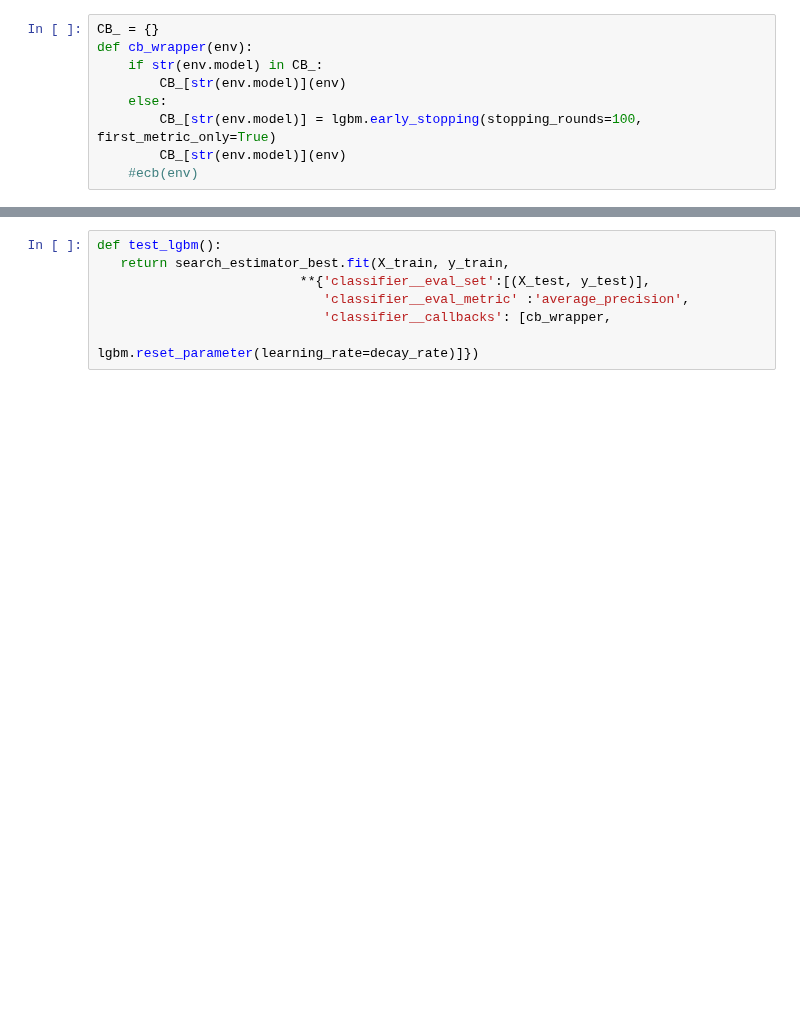
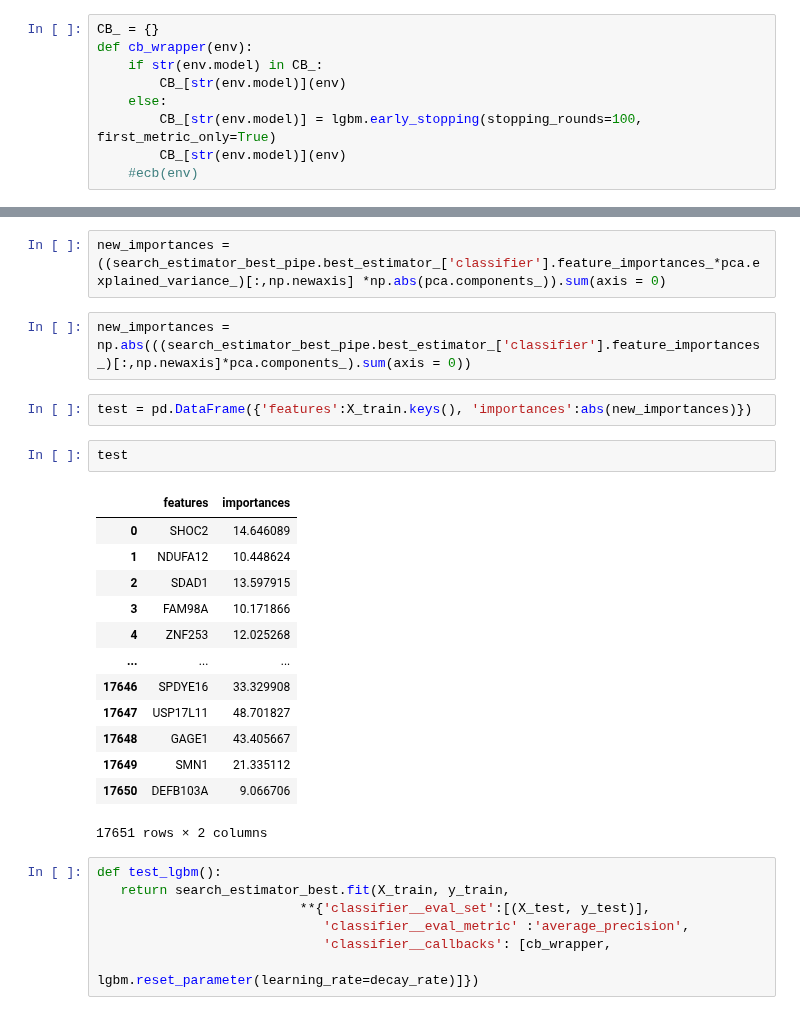
Before and after one commit to bio-info-guy/drug_sensitivity_mlpred, a Jupyter notebook: notebooks/DrugSensitivityML.ipynb, the cells around one changed output, grey strips where cells are left out. Drawn from its saved outputs; the diff is of its cells as text; blank space fills up the shorter version.

```diff
--- a/notebooks/DrugSensitivityML.ipynb
+++ b/notebooks/DrugSensitivityML.ipynb
@@ -294,3 +364,25 @@ LGBMClassifier(is_unbalance=False, learning_rate=0.18606923964646624,
+# %%
+new_importances = ((search_estimator_best_pipe.best_estimator_['classifier'].feature_importances_*pca.explained_variance_)[:,np.newaxis] *np.abs(pca.components_)).sum(axis = 0)
+# %%
+new_importances = np.abs(((search_estimator_best_pipe.best_estimator_['classifier'].feature_importances_)[:,np.newaxis]*pca.components_).sum(axis = 0))
+# %%
+test = pd.DataFrame({'features':X_train.keys(), 'importances':abs(new_importances)})
+# %%
+test
+# %% [output]
+|  | features | importances |
+| 0 | SHOC2 | 14.646089 |
+| 1 | NDUFA12 | 10.448624 |
+| 2 | SDAD1 | 13.597915 |
+| 3 | FAM98A | 10.171866 |
+| 4 | ZNF253 | 12.025268 |
+| ... | ... | ... |
+| 17646 | SPDYE16 | 33.329908 |
+| 17647 | USP17L11 | 48.701827 |
+| 17648 | GAGE1 | 43.405667 |
+| 17649 | SMN1 | 21.335112 |
+| 17650 | DEFB103A | 9.066706 |
+17651 rows × 2 columns
 # %%
 def test_lgbm():
    return search_estimator_best.fit(X_train, y_train,
```
Also changed, not shown: parts of 14 cells of this notebook, 5 other files.
